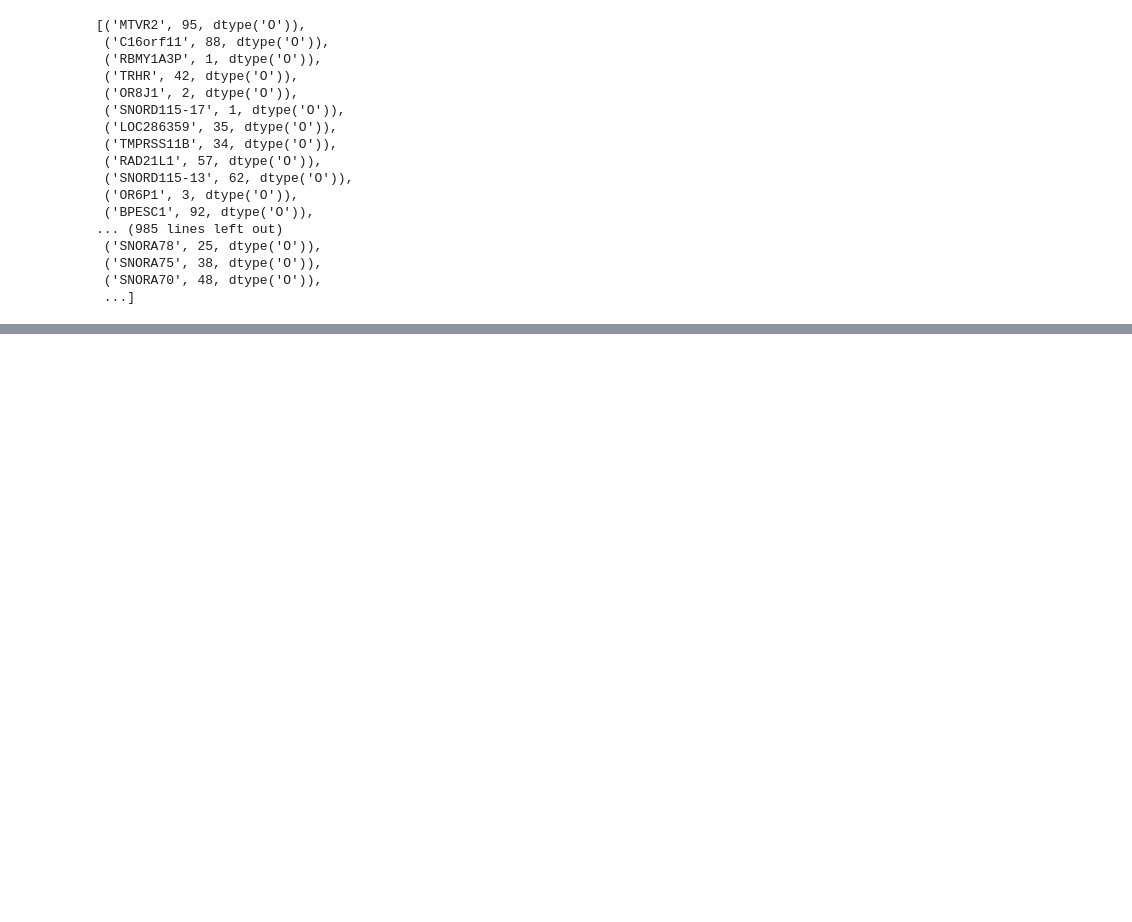
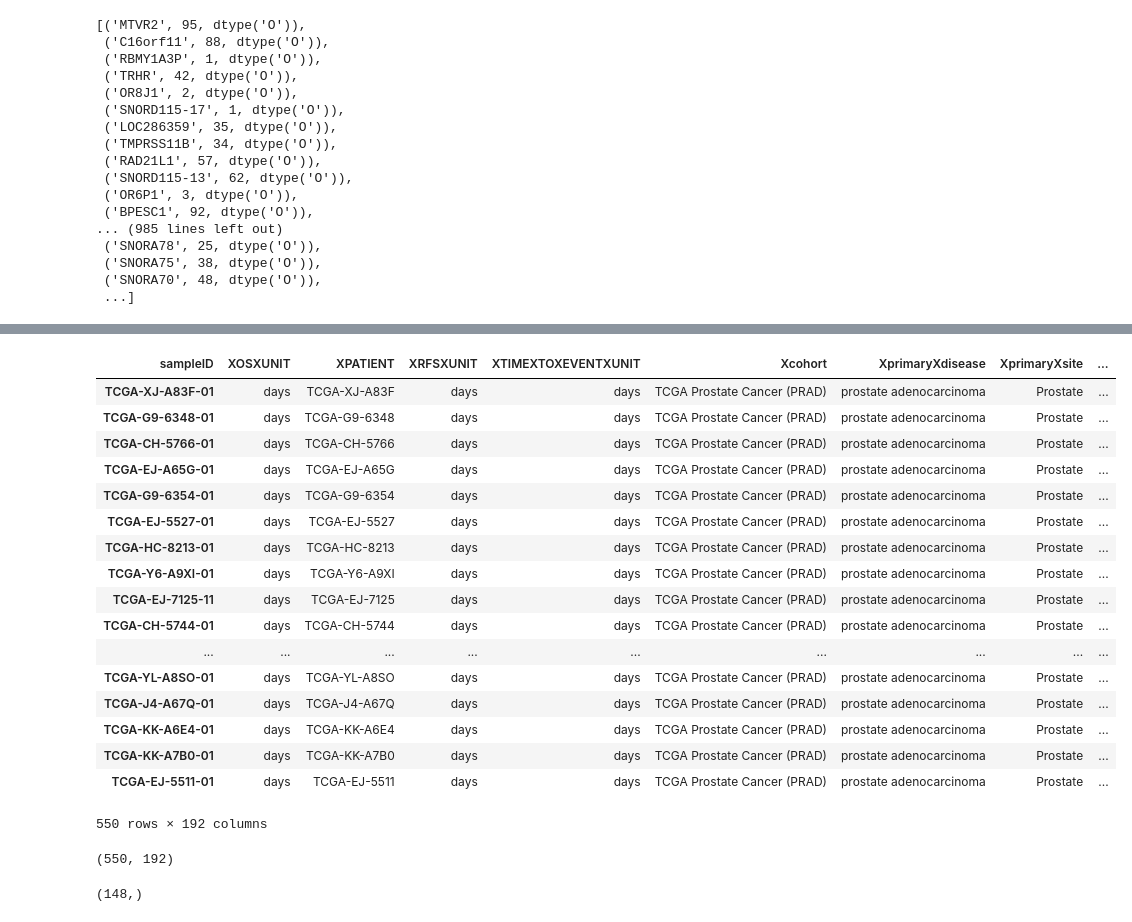
Before and after one commit to ma0c/data_mining_project, a Jupyter notebook: Genes.ipynb, the cells around one changed output, grey strips where cells are left out. Cells and saved outputs as stored; diff of their text form; code cells hidden in the pictures; blank space fills up the shorter version.

```diff
--- a/Genes.ipynb
+++ b/Genes.ipynb
@@ -340,0 +669,32 @@ genes_transposed_with_types_3.to_csv("genes_cleaned_with_types.csv")
+# %%
+only_categorical
+# %% [output]
+| sampleID | XOSXUNIT | XPATIENT | XRFSXUNIT | XTIMEXTOXEVENTXUNIT | Xcohort | XprimaryXdisease | XprimaryXsite | ... |
+| TCGA-XJ-A83F-01 | days | TCGA-XJ-A83F | days | days | TCGA Prostate Cancer (PRAD) | prostate adenocarcinoma | Prostate | ... |
+| TCGA-G9-6348-01 | days | TCGA-G9-6348 | days | days | TCGA Prostate Cancer (PRAD) | prostate adenocarcinoma | Prostate | ... |
+| TCGA-CH-5766-01 | days | TCGA-CH-5766 | days | days | TCGA Prostate Cancer (PRAD) | prostate adenocarcinoma | Prostate | ... |
+| TCGA-EJ-A65G-01 | days | TCGA-EJ-A65G | days | days | TCGA Prostate Cancer (PRAD) | prostate adenocarcinoma | Prostate | ... |
+| TCGA-G9-6354-01 | days | TCGA-G9-6354 | days | days | TCGA Prostate Cancer (PRAD) | prostate adenocarcinoma | Prostate | ... |
+| TCGA-EJ-5527-01 | days | TCGA-EJ-5527 | days | days | TCGA Prostate Cancer (PRAD) | prostate adenocarcinoma | Prostate | ... |
+| TCGA-HC-8213-01 | days | TCGA-HC-8213 | days | days | TCGA Prostate Cancer (PRAD) | prostate adenocarcinoma | Prostate | ... |
+| TCGA-Y6-A9XI-01 | days | TCGA-Y6-A9XI | days | days | TCGA Prostate Cancer (PRAD) | prostate adenocarcinoma | Prostate | ... |
+| TCGA-EJ-7125-11 | days | TCGA-EJ-7125 | days | days | TCGA Prostate Cancer (PRAD) | prostate adenocarcinoma | Prostate | ... |
+| TCGA-CH-5744-01 | days | TCGA-CH-5744 | days | days | TCGA Prostate Cancer (PRAD) | prostate adenocarcinoma | Prostate | ... |
+| ... | ... | ... | ... | ... | ... | ... | ... | ... |
+| TCGA-YL-A8SO-01 | days | TCGA-YL-A8SO | days | days | TCGA Prostate Cancer (PRAD) | prostate adenocarcinoma | Prostate | ... |
+| TCGA-J4-A67Q-01 | days | TCGA-J4-A67Q | days | days | TCGA Prostate Cancer (PRAD) | prostate adenocarcinoma | Prostate | ... |
+| TCGA-KK-A6E4-01 | days | TCGA-KK-A6E4 | days | days | TCGA Prostate Cancer (PRAD) | prostate adenocarcinoma | Prostate | ... |
+| TCGA-KK-A7B0-01 | days | TCGA-KK-A7B0 | days | days | TCGA Prostate Cancer (PRAD) | prostate adenocarcinoma | Prostate | ... |
+| TCGA-EJ-5511-01 | days | TCGA-EJ-5511 | days | days | TCGA Prostate Cancer (PRAD) | prostate adenocarcinoma | Prostate | ... |
+550 rows × 192 columns
+# %%
+only_categorical.shape
+# %% [output]
+(550, 192)
+# %%
+# No lets check the repeated columns in categorical data
+only_categorical_columns = only_categorical.columns
+unique_columns, unique_inverse, unique_counts = np.unique(only_categorical_columns, return_inverse=True, return_counts=True)
+unique_columns.shape
+# %% [output]
+(148,)
```
Also changed, not shown: parts of 44 cells of this notebook, 1 other file.
